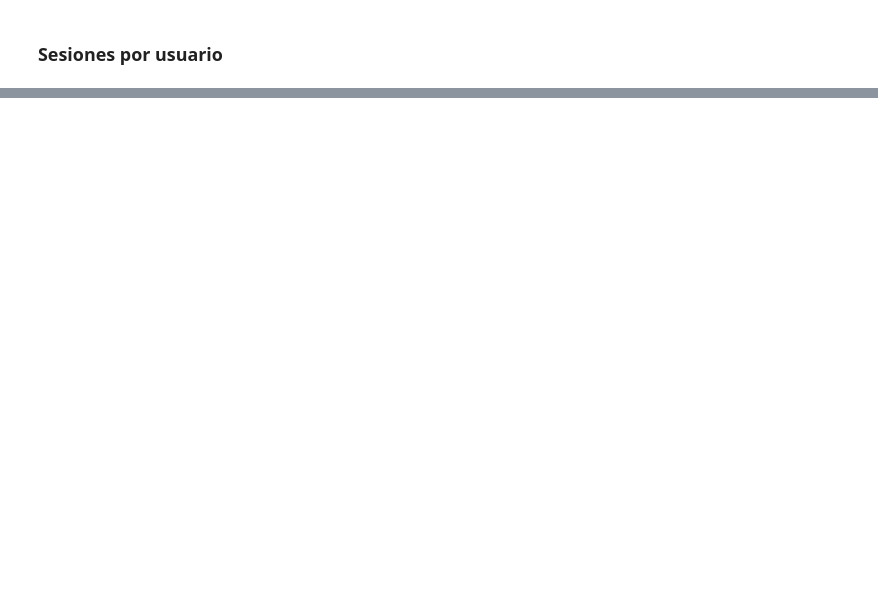
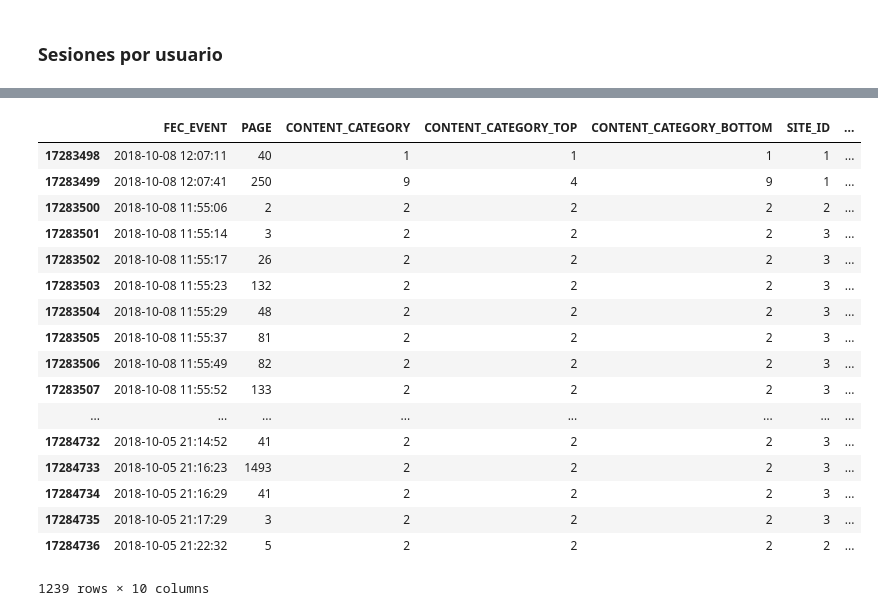
Before and after one commit to vpfarfan/pandas, a Jupyter notebook: EDA Vero.ipynb, the cells around one changed output, grey strips where cells are left out. Saved outputs shown, nothing was run; the diff lists cells and outputs as text; code cells hidden in the pictures; blank space fills up the shorter version.

```diff
--- a/EDA Vero.ipynb
+++ b/EDA Vero.ipynb
@@ -165,0 +415,21 @@ data.loc[data['new_session']==1,['USER_ID', 'FEC_EVENT', 'PAGE']]['PAGE'].value_
+# %%
+pageviews.loc[pageviews['USER_ID']==11671]
+# %% [output]
+|  | FEC_EVENT | PAGE | CONTENT_CATEGORY | CONTENT_CATEGORY_TOP | CONTENT_CATEGORY_BOTTOM | SITE_ID | ... |
+| 17283498 | 2018-10-08 12:07:11 | 40 | 1 | 1 | 1 | 1 | ... |
+| 17283499 | 2018-10-08 12:07:41 | 250 | 9 | 4 | 9 | 1 | ... |
+| 17283500 | 2018-10-08 11:55:06 | 2 | 2 | 2 | 2 | 2 | ... |
+| 17283501 | 2018-10-08 11:55:14 | 3 | 2 | 2 | 2 | 3 | ... |
+| 17283502 | 2018-10-08 11:55:17 | 26 | 2 | 2 | 2 | 3 | ... |
+| 17283503 | 2018-10-08 11:55:23 | 132 | 2 | 2 | 2 | 3 | ... |
+| 17283504 | 2018-10-08 11:55:29 | 48 | 2 | 2 | 2 | 3 | ... |
+| 17283505 | 2018-10-08 11:55:37 | 81 | 2 | 2 | 2 | 3 | ... |
+| 17283506 | 2018-10-08 11:55:49 | 82 | 2 | 2 | 2 | 3 | ... |
+| 17283507 | 2018-10-08 11:55:52 | 133 | 2 | 2 | 2 | 3 | ... |
+| ... | ... | ... | ... | ... | ... | ... | ... |
+| 17284732 | 2018-10-05 21:14:52 | 41 | 2 | 2 | 2 | 3 | ... |
+| 17284733 | 2018-10-05 21:16:23 | 1493 | 2 | 2 | 2 | 3 | ... |
+| 17284734 | 2018-10-05 21:16:29 | 41 | 2 | 2 | 2 | 3 | ... |
+| 17284735 | 2018-10-05 21:17:29 | 3 | 2 | 2 | 2 | 3 | ... |
+| 17284736 | 2018-10-05 21:22:32 | 5 | 2 | 2 | 2 | 2 | ... |
+1239 rows × 10 columns
```
Also changed, not shown: parts of 23 cells of this notebook.
